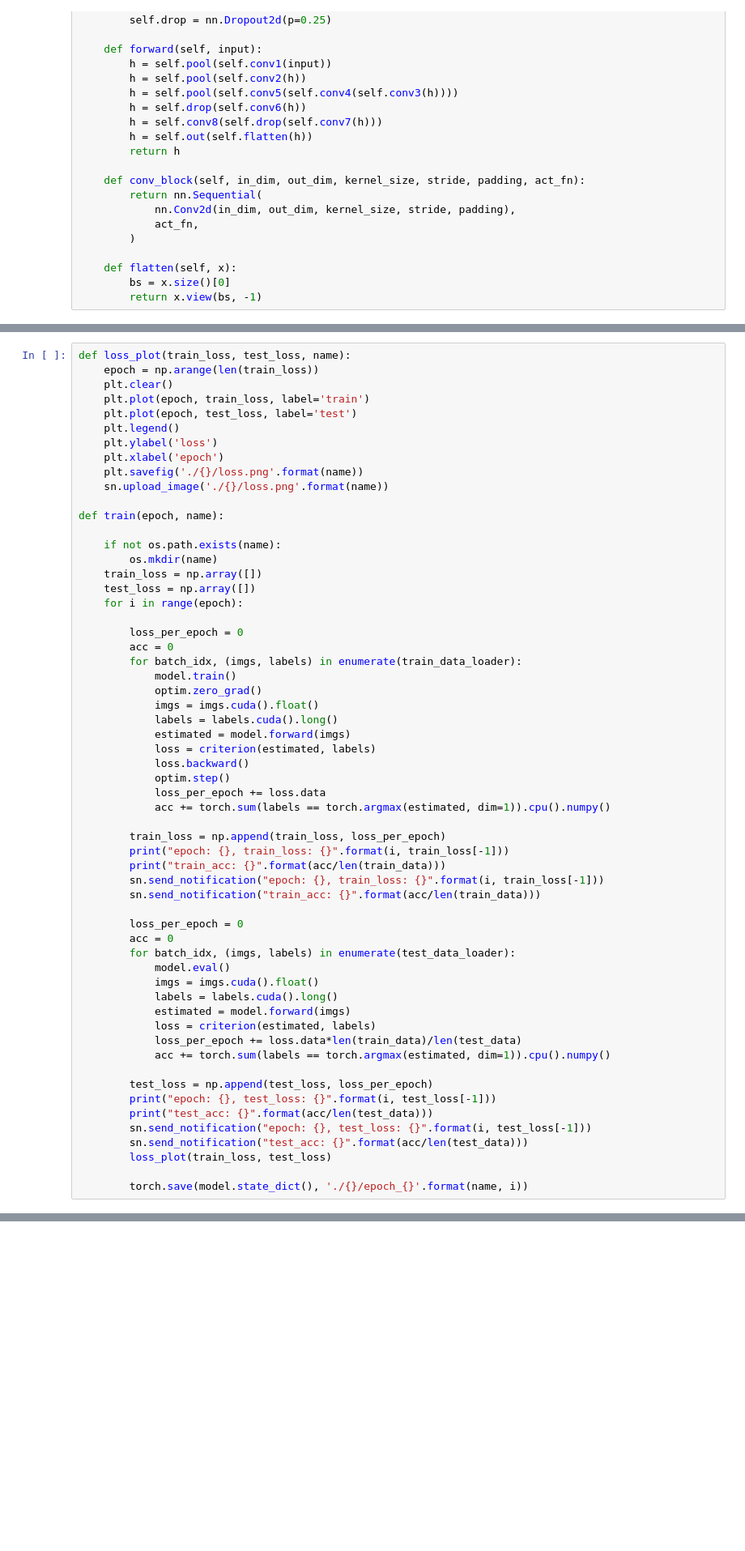
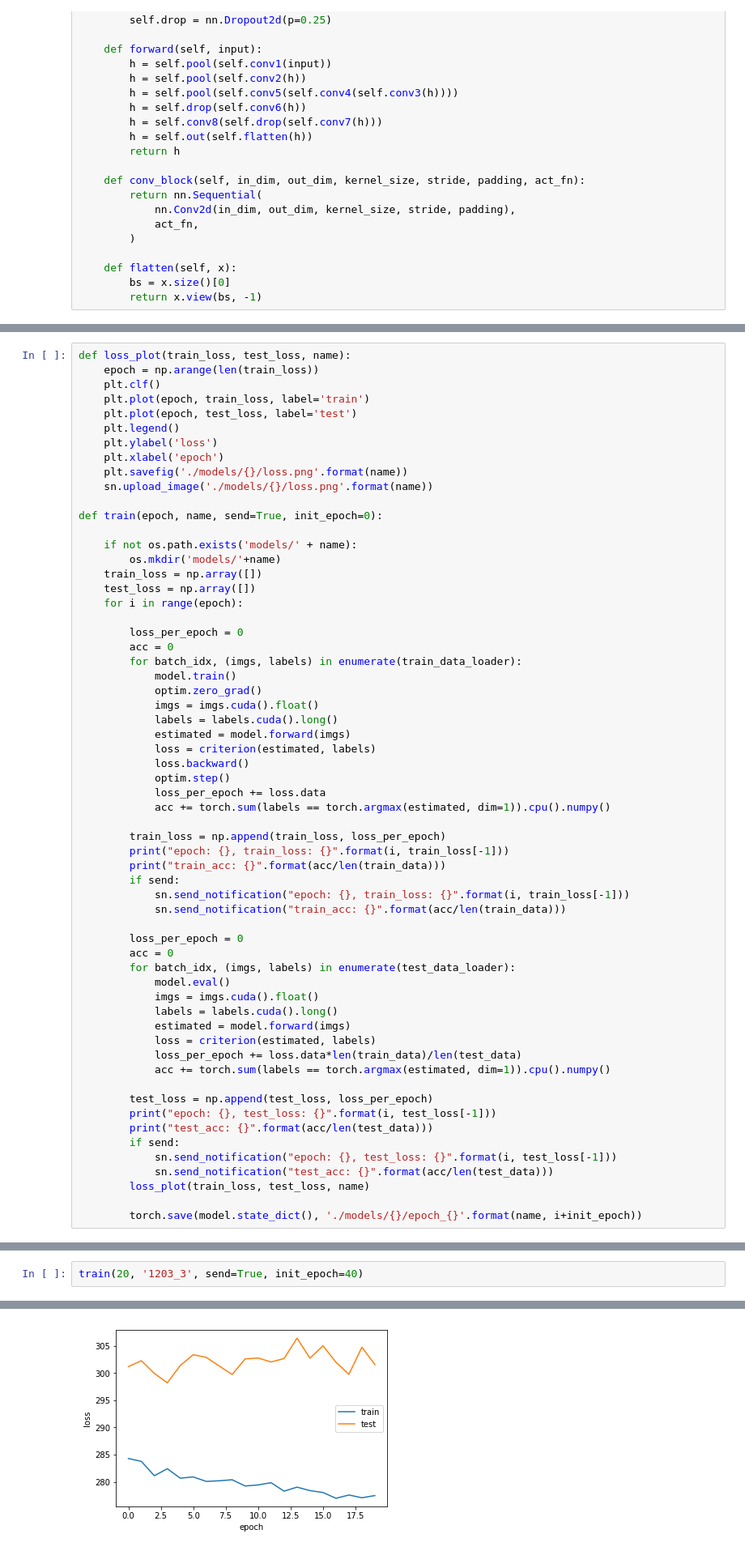
Before and after one commit to kamata1729/jisyupro, a Jupyter notebook: sketch.ipynb, the cells around one changed output, grey strips where cells are left out. Shown: that part at 81% size. Saved outputs shown, nothing was run; the diff lists cells and outputs as text; blank space fills up the shorter version.

```diff
--- a/sketch.ipynb
+++ b/sketch.ipynb
@@ -86,19 +114,19 @@ criterion = nn.CrossEntropyLoss().cuda()
 # %%
 def loss_plot(train_loss, test_loss, name):
     epoch = np.arange(len(train_loss))
-    plt.clear()
+    plt.clf()
     plt.plot(epoch, train_loss, label='train')
     plt.plot(epoch, test_loss, label='test')
     plt.legend()
     plt.ylabel('loss')
     plt.xlabel('epoch')
-    plt.savefig('./{}/loss.png'.format(name))
-    sn.upload_image('./{}/loss.png'.format(name))
+    plt.savefig('./models/{}/loss.png'.format(name))
+    sn.upload_image('./models/{}/loss.png'.format(name))
 
-def train(epoch, name):
+def train(epoch, name, send=True, init_epoch=0):
 
-    if not os.path.exists(name):
-        os.mkdir(name)
+    if not os.path.exists('models/' + name):
+        os.mkdir('models/'+name)
     train_loss = np.array([])
     test_loss = np.array([])
     for i in range(epoch):
@@ -120,8 +148,9 @@ def train(epoch, name):
         train_loss = np.append(train_loss, loss_per_epoch)
         print("epoch: {}, train_loss: {}".format(i, train_loss[-1]))
         print("train_acc: {}".format(acc/len(train_data)))
-        sn.send_notification("epoch: {}, train_loss: {}".format(i, train_loss[-1]))
-        sn.send_notification("train_acc: {}".format(acc/len(train_data)))
+        if send:
+            sn.send_notification("epoch: {}, train_loss: {}".format(i, train_loss[-1]))
+            sn.send_notification("train_acc: {}".format(acc/len(train_data)))
 
         loss_per_epoch = 0
         acc = 0
@@ -137,8 +166,9 @@ def train(epoch, name):
         test_loss = np.append(test_loss, loss_per_epoch)
         print("epoch: {}, test_loss: {}".format(i, test_loss[-1]))
         print("test_acc: {}".format(acc/len(test_data)))
-        sn.send_notification("epoch: {}, test_loss: {}".format(i, test_loss[-1]))
-        sn.send_notification("test_acc: {}".format(acc/len(test_data)))
-        loss_plot(train_loss, test_loss)
+        if send:
+            sn.send_notification("epoch: {}, test_loss: {}".format(i, test_loss[-1]))
+            sn.send_notification("test_acc: {}".format(acc/len(test_data)))
+        loss_plot(train_loss, test_loss, name)
 
-        torch.save(model.state_dict(), './{}/epoch_{}'.format(name, i))
+        torch.save(model.state_dict(), './models/{}/epoch_{}'.format(name, i+init_epoch))
@@ -192,0 +175,3 @@ test_acc: 0.58
+# %%
+train(20, '1203_3', send=True, init_epoch=40)
+# %% [output]
@@ -192,0 +195 @@ test_acc: 0.58
+[figure, added]
```
Also changed, not shown: parts of 8 cells of this notebook, 1 other file.
